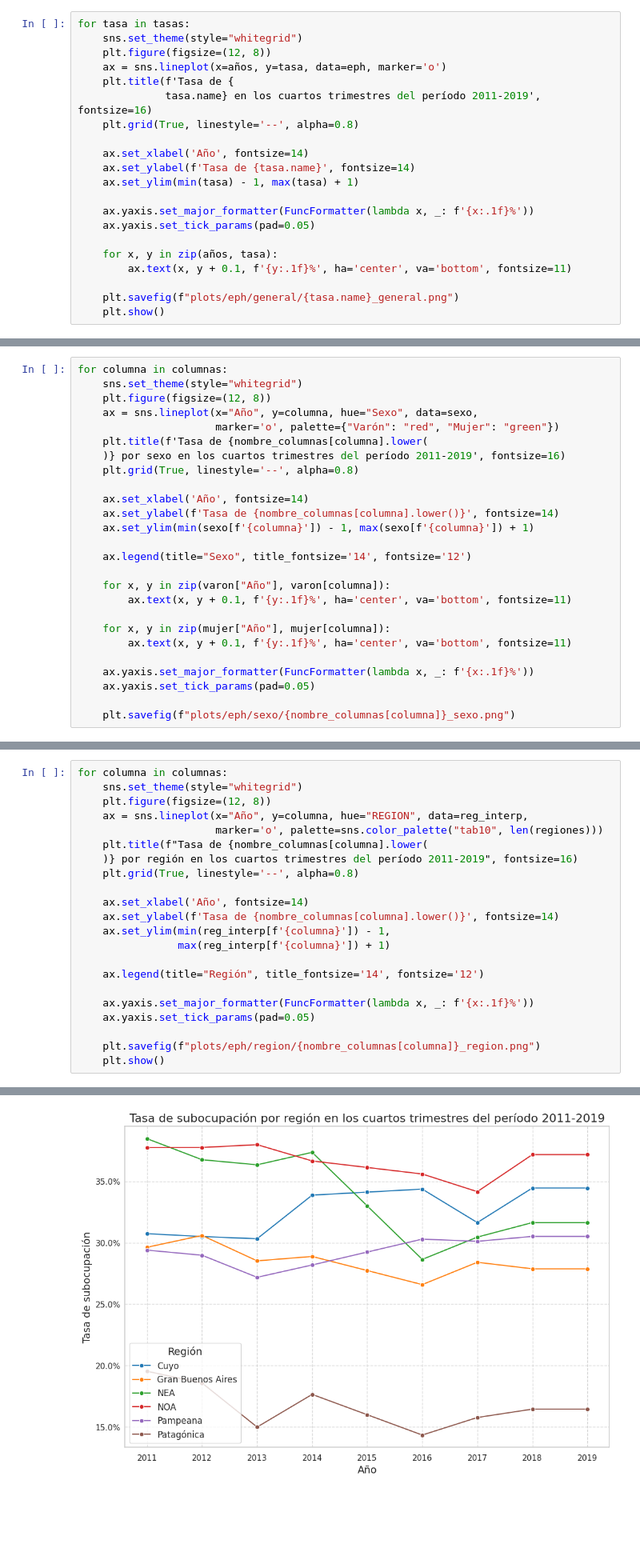
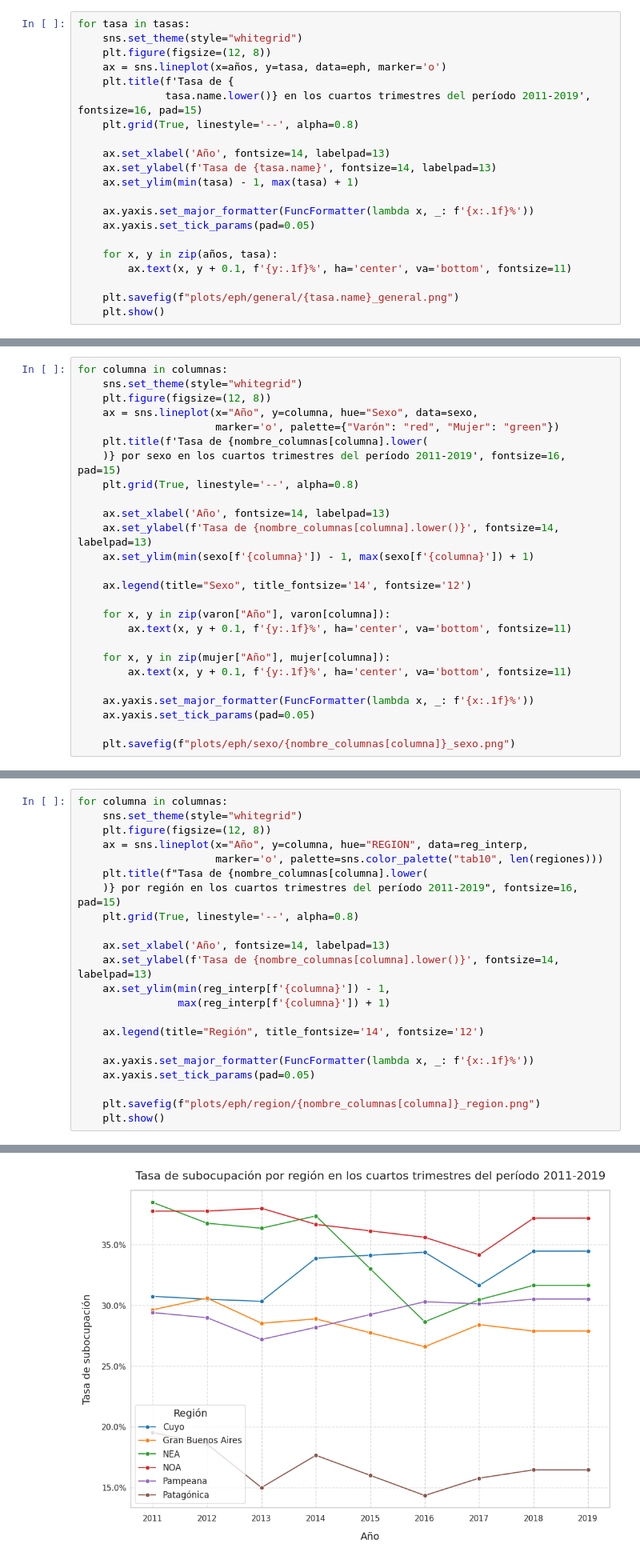
Before and after one commit to ezeluduena/socio-hackathon-2024, a Jupyter notebook: eph.ipynb, the cells around one changed output, grey strips where cells are left out. Shown at 80% size. Saved outputs shown, nothing was run; the diff lists cells and outputs as text; blank space fills up the shorter version.

```diff
--- a/eph.ipynb
+++ b/eph.ipynb
@@ -126,11 +126,11 @@ for tasa in tasas:
     plt.figure(figsize=(12, 8))
     ax = sns.lineplot(x=años, y=tasa, data=eph, marker='o')
     plt.title(f'Tasa de {
-              tasa.name} en los cuartos trimestres del período 2011-2019', fontsize=16)
+              tasa.name.lower()} en los cuartos trimestres del período 2011-2019', fontsize=16, pad=15)
     plt.grid(True, linestyle='--', alpha=0.8)
 
-    ax.set_xlabel('Año', fontsize=14)
-    ax.set_ylabel(f'Tasa de {tasa.name}', fontsize=14)
+    ax.set_xlabel('Año', fontsize=14, labelpad=13)
+    ax.set_ylabel(f'Tasa de {tasa.name}', fontsize=14, labelpad=13)
     ax.set_ylim(min(tasa) - 1, max(tasa) + 1)
 
     ax.yaxis.set_major_formatter(FuncFormatter(lambda x, _: f'{x:.1f}%'))
@@ -174,11 +174,11 @@ for columna in columnas:
     ax = sns.lineplot(x="Año", y=columna, hue="Sexo", data=sexo,
                       marker='o', palette={"Varón": "red", "Mujer": "green"})
     plt.title(f'Tasa de {nombre_columnas[columna].lower(
-    )} por sexo en los cuartos trimestres del período 2011-2019', fontsize=16)
+    )} por sexo en los cuartos trimestres del período 2011-2019', fontsize=16, pad=15)
     plt.grid(True, linestyle='--', alpha=0.8)
 
-    ax.set_xlabel('Año', fontsize=14)
-    ax.set_ylabel(f'Tasa de {nombre_columnas[columna].lower()}', fontsize=14)
+    ax.set_xlabel('Año', fontsize=14, labelpad=13)
+    ax.set_ylabel(f'Tasa de {nombre_columnas[columna].lower()}', fontsize=14, labelpad=13)
     ax.set_ylim(min(sexo[f'{columna}']) - 1, max(sexo[f'{columna}']) + 1)
 
     ax.legend(title="Sexo", title_fontsize='14', fontsize='12')
@@ -230,11 +230,11 @@ for columna in columnas:
     ax = sns.lineplot(x="Año", y=columna, hue="REGION", data=reg_interp,
                       marker='o', palette=sns.color_palette("tab10", len(regiones)))
     plt.title(f"Tasa de {nombre_columnas[columna].lower(
-    )} por región en los cuartos trimestres del período 2011-2019", fontsize=16)
+    )} por región en los cuartos trimestres del período 2011-2019", fontsize=16, pad=15)
     plt.grid(True, linestyle='--', alpha=0.8)
 
-    ax.set_xlabel('Año', fontsize=14)
-    ax.set_ylabel(f'Tasa de {nombre_columnas[columna].lower()}', fontsize=14)
+    ax.set_xlabel('Año', fontsize=14, labelpad=13)
+    ax.set_ylabel(f'Tasa de {nombre_columnas[columna].lower()}', fontsize=14, labelpad=13)
     ax.set_ylim(min(reg_interp[f'{columna}']) - 1,
                 max(reg_interp[f'{columna}']) + 1)
 
@@ -252 +252 @@ for columna in columnas:
-[figure, old version]
+[figure, new version]
```
Also changed, not shown: parts of 3 cells of this notebook, 15 other files.
